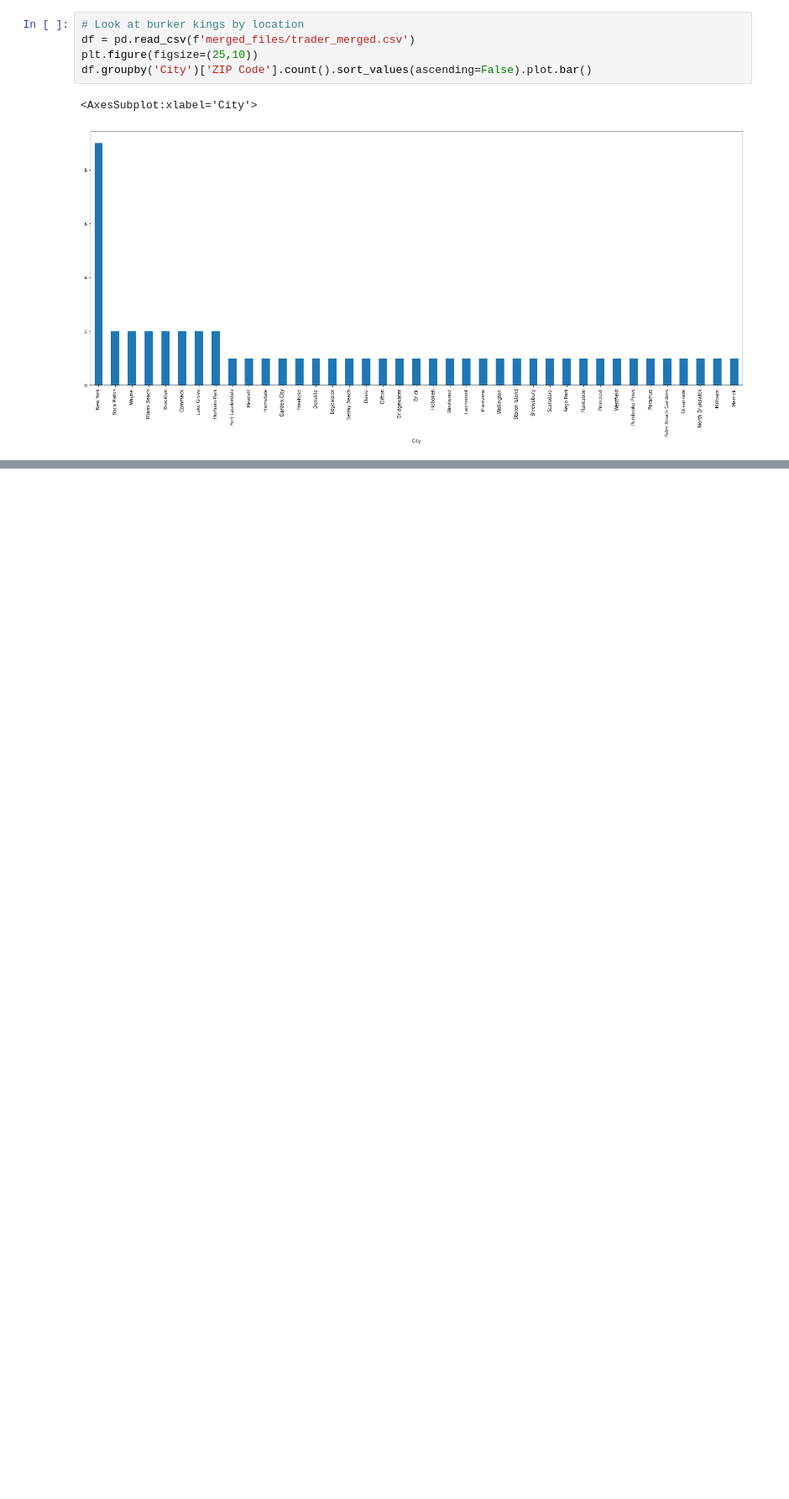
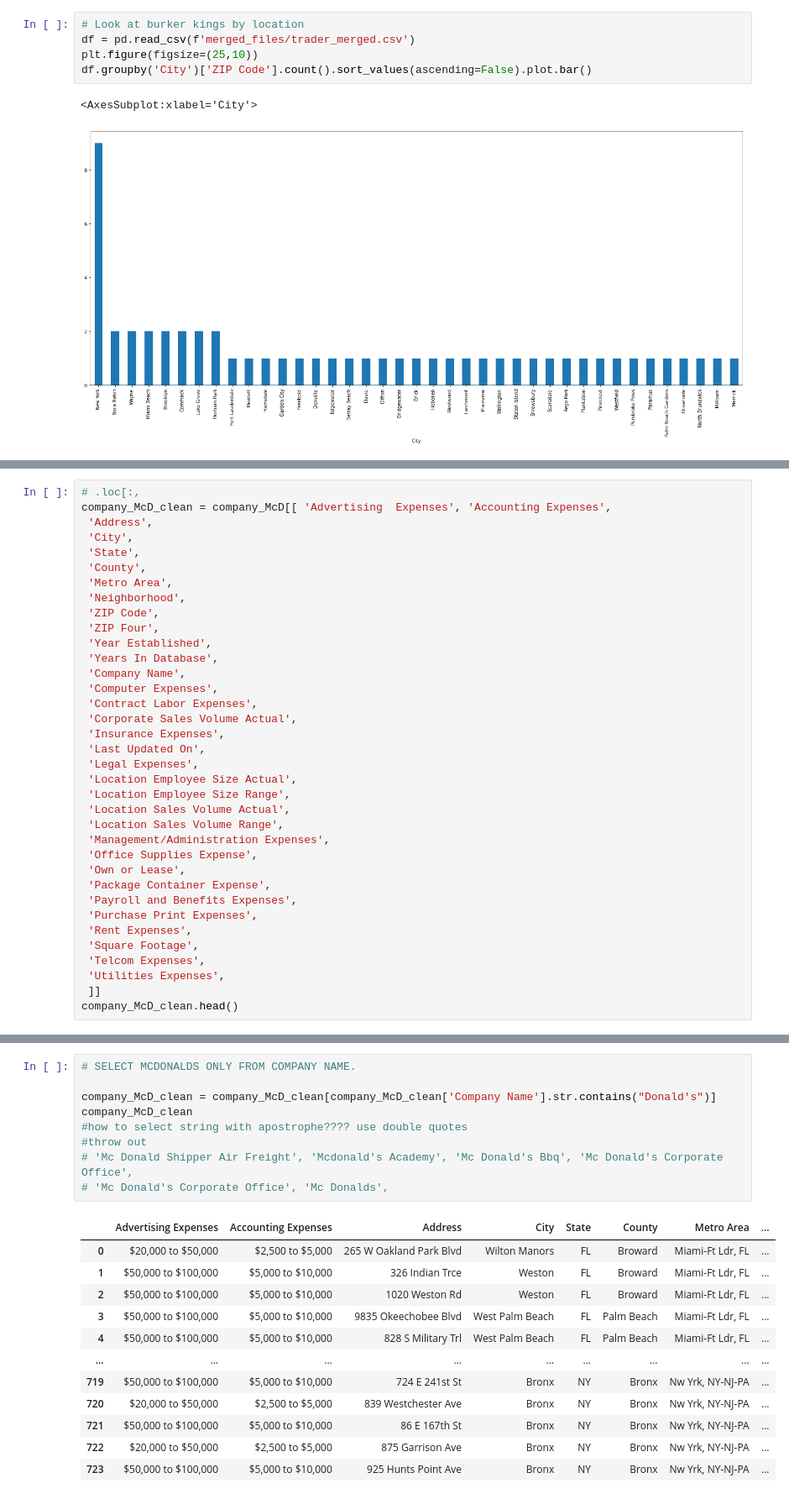
Before and after one commit to PhilAScript826/team-57, a Jupyter notebook: TeamNumber_Project_Week7.ipynb, the cells around one changed output, grey strips where cells are left out. Shown at 84% size. Saved outputs shown, nothing was run; the diff lists cells and outputs as text; blank space fills up the shorter version.

Commit message:
collected desired columns that should be pulled for enterprise data, need to create excel files to upload into tableau

```diff
--- a/TeamNumber_Project_Week7.ipynb
+++ b/TeamNumber_Project_Week7.ipynb
@@ -341,0 +416,36 @@ df.groupby('City')['ZIP Code'].count().sort_values(ascending=False).plot.bar()
+# %%
+# .loc[:,
+company_McD_clean = company_McD[[ 'Advertising  Expenses', 'Accounting Expenses',
+ 'Address',
+ 'City',
+ 'State',
+ 'County',
+ 'Metro Area',
+ 'Neighborhood',
+ 'ZIP Code',
+ 'ZIP Four',
+ 'Year Established',
+ 'Years In Database',
+ 'Company Name',
+ 'Computer Expenses',
+ 'Contract Labor Expenses',
+ 'Corporate Sales Volume Actual',
+ 'Insurance Expenses',
+ 'Last Updated On',
+ 'Legal Expenses',
+ 'Location Employee Size Actual',
+ 'Location Employee Size Range',
+ 'Location Sales Volume Actual',
+ 'Location Sales Volume Range',
+ 'Management/Administration Expenses',
+ 'Office Supplies Expense',
+ 'Own or Lease',
+ 'Package Container Expense',
+ 'Payroll and Benefits Expenses',
+ 'Purchase Print Expenses',
+ 'Rent Expenses',
+ 'Square Footage',
+ 'Telcom Expenses',
+ 'Utilities Expenses',
+ ]]
+company_McD_clean.head()
@@ -341,0 +636,22 @@ df.groupby('City')['ZIP Code'].count().sort_values(ascending=False).plot.bar()
+# %%
+# SELECT MCDONALDS ONLY FROM COMPANY NAME.
+
+company_McD_clean = company_McD_clean[company_McD_clean['Company Name'].str.contains("Donald's")]
+company_McD_clean
+#how to select string with apostrophe???? use double quotes
+#throw out
+# 'Mc Donald Shipper Air Freight', 'Mcdonald's Academy', 'Mc Donald's Bbq', 'Mc Donald's Corporate Office',
+# 'Mc Donald's Corporate Office', 'Mc Donalds',
+# %% [output]
+|  | Advertising Expenses | Accounting Expenses | Address | City | State | County | Metro Area | ... |
+| 0 | $20,000 to $50,000 | $2,500 to $5,000 | 265 W Oakland Park Blvd | Wilton Manors | FL | Broward | Miami-Ft Ldr, FL | ... |
+| 1 | $50,000 to $100,000 | $5,000 to $10,000 | 326 Indian Trce | Weston | FL | Broward | Miami-Ft Ldr, FL | ... |
+| 2 | $50,000 to $100,000 | $5,000 to $10,000 | 1020 Weston Rd | Weston | FL | Broward | Miami-Ft Ldr, FL | ... |
+| 3 | $50,000 to $100,000 | $5,000 to $10,000 | 9835 Okeechobee Blvd | West Palm Beach | FL | Palm Beach | Miami-Ft Ldr, FL | ... |
+| 4 | $50,000 to $100,000 | $5,000 to $10,000 | 828 S Military Trl | West Palm Beach | FL | Palm Beach | Miami-Ft Ldr, FL | ... |
+| ... | ... | ... | ... | ... | ... | ... | ... | ... |
+| 719 | $50,000 to $100,000 | $5,000 to $10,000 | 724 E 241st St | Bronx | NY | Bronx | Nw Yrk, NY-NJ-PA | ... |
+| 720 | $20,000 to $50,000 | $2,500 to $5,000 | 839 Westchester Ave | Bronx | NY | Bronx | Nw Yrk, NY-NJ-PA | ... |
+| 721 | $50,000 to $100,000 | $5,000 to $10,000 | 86 E 167th St | Bronx | NY | Bronx | Nw Yrk, NY-NJ-PA | ... |
+| 722 | $20,000 to $50,000 | $2,500 to $5,000 | 875 Garrison Ave | Bronx | NY | Bronx | Nw Yrk, NY-NJ-PA | ... |
+| 723 | $50,000 to $100,000 | $5,000 to $10,000 | 925 Hunts Point Ave | Bronx | NY | Bronx | Nw Yrk, NY-NJ-PA | ... |
```
Also changed, not shown: parts of 50 cells of this notebook, 12 other files.
